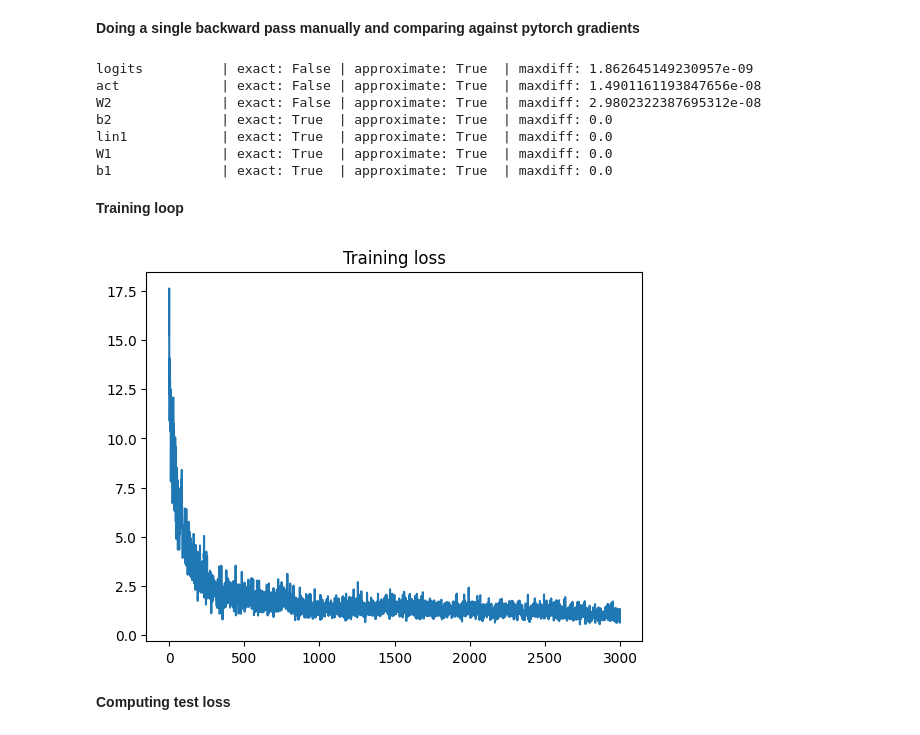
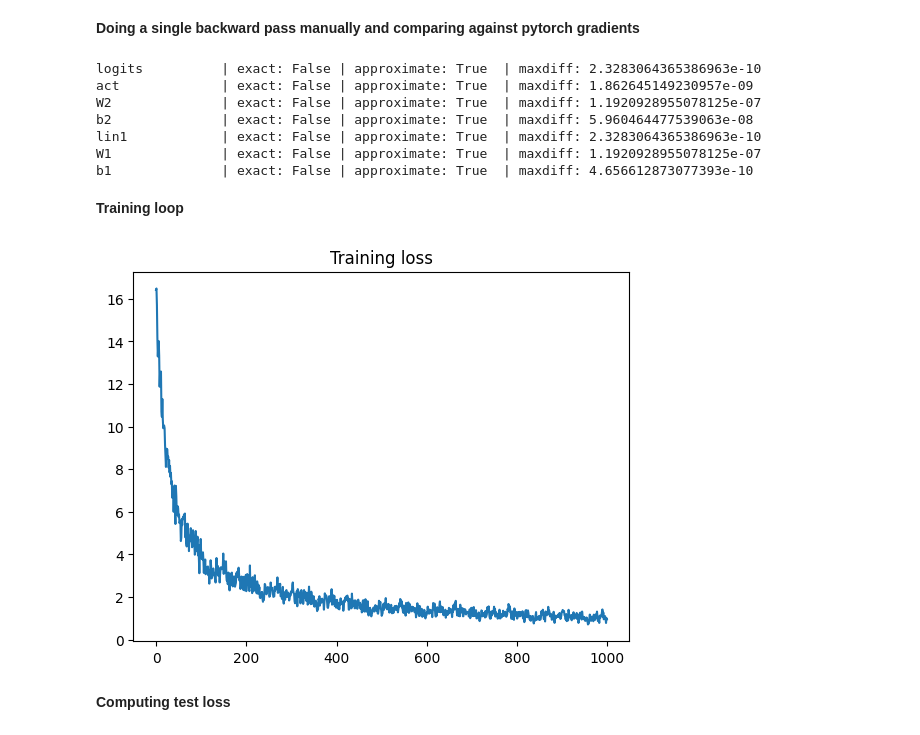
Before and after one commit to al0vya/quant-prep, a Jupyter notebook: deep-learning/handwritten-digits.ipynb, the cells around one changed output. Cells and saved outputs as stored; diff of their text form; code cells hidden in the pictures.

```diff
--- a/deep-learning/handwritten-digits.ipynb
+++ b/deep-learning/handwritten-digits.ipynb
@@ -104,15 +107,14 @@ losses = []
 # %% [markdown]
 **Doing a single forward pass**
 # %%
-# generating a tensor of size B containing random ints ranging from 0 to Xrows - 1 (Xrows is exclusive)
-# and using it for indexing purposes to extract a random minibatch
-rows = torch.randint(0, Xrows, (B, ))
-Xb = X_train[rows]
-yb = y_train[rows]
+# extracting a minibatch of size B
+Xb = X_train[:B]
+yb = y_train[:B]
 # linear layer 1
-lin1 = Xb @ W1 + b1
+lin = Xb @ W1 + b1
+plt.hist(W1.view(-1).tolist())
 # activation layer
-act = torch.tanh(lin1)
+act = torch.tanh(lin)
 # logits (linear layer 2)
 logits = act @ W2 + b2
 # computing loss from logits
@@ -121,7 +123,7 @@ loss = F.cross_entropy(logits, yb) # basically, y[rows] indexes into the correct
 for p in params:
     p.grad = None
 
-for t in [logits, act, lin1]:
+for t in [logits, act, lin]:
     t.retain_grad()
 
 loss.backward()
@@ -144,25 +148,25 @@ dLdact = dLdlogits @ W2.T # (B, n_hid1) = (B, n_hid2) @ (n_hid2, n_hid1)
 dLdW2 = act.T @ dLdlogits # dimensions must work out: (n_hid1, n_hid2) = (n_hid1, B) @ (B, n_hid2)
 dLdb2 = dLdlogits.sum(dim=0, keepdims=True) # (1, n_hid2) = (1, B) @ (B, n_hid2)
 # first linear layer
-dLdlin1 = dLdact * (1 - torch.tanh(lin1) ** 2)
-dLdW1 = Xb.T @ dLdlin1 # (Xcols, n_hid1) = (Xcols, X) @ (X, n_hid1)
-dLdb1 = dLdlin1.sum(dim=0, keepdims=True)
+dLdlin = dLdact * (1 - torch.tanh(lin) ** 2)
+dLdW1 = Xb.T @ dLdlin # (Xcols, n_hid1) = (Xcols, X) @ (X, n_hid1)
+dLdb1 = dLdlin.sum(dim=0, keepdims=True)
 
 cmp('logits', dLdlogits, logits)
 cmp('act', dLdact, act)
 cmp('W2', dLdW2, W2)
 cmp('b2', dLdb2, b2)
-cmp('lin1', dLdlin1, lin1)
+cmp('lin', dLdlin, lin)
 cmp('W1', dLdW1, W1)
 cmp('b1', dLdb1, b1)
 # %% [output]
-logits          | exact: False | approximate: True  | maxdiff: 1.862645149230957e-09
-act             | exact: False | approximate: True  | maxdiff: 1.4901161193847656e-08
-W2              | exact: False | approximate: True  | maxdiff: 2.9802322387695312e-08
-b2              | exact: True  | approximate: True  | maxdiff: 0.0
-lin1            | exact: True  | approximate: True  | maxdiff: 0.0
-W1              | exact: True  | approximate: True  | maxdiff: 0.0
-b1              | exact: True  | approximate: True  | maxdiff: 0.0
+logits          | exact: False | approximate: True  | maxdiff: 2.3283064365386963e-10
+act             | exact: False | approximate: True  | maxdiff: 1.862645149230957e-09
+W2              | exact: False | approximate: True  | maxdiff: 1.1920928955078125e-07
+b2              | exact: False | approximate: True  | maxdiff: 5.960464477539063e-08
+lin1            | exact: False | approximate: True  | maxdiff: 2.3283064365386963e-10
+W1              | exact: False | approximate: True  | maxdiff: 1.1920928955078125e-07
+b1              | exact: False | approximate: True  | maxdiff: 4.656612873077393e-10
 # %% [markdown]
 **Training loop**
 # %%
@@ -171,50 +175,50 @@ lr = 0.1
 for e in range(epochs):
     # forward pass
     # extracting minibatch
-    rows = torch.randint(0, Xrows, (B, ))
-    Xb = X_train[rows]
-    yb = y_train[rows]
+    b_beg = (e * B) % Xrows
+    Xb = X_train[b_beg:b_beg+B]
+    yb = y_train[b_beg:b_beg+B]
     # first linear layer
-    lin1 = Xb @ W1 + b1
+    lin = Xb @ W1 + b1
     # activation layer
-    act = torch.tanh(lin1)
+    act = torch.tanh(lin)
     # logits (second linear layer)
     logits = act @ W2 + b2
     # computing loss from logits
     loss = F.cross_entropy(logits, yb) # basically, y[rows] indexes into the correct output column in logits to compute the loss
 
     # zeroing grads before backward
     for p in params:
         p.grad = None
 
     # pytorch backward and parameter update
     '''loss.backward()
     for p in params:
         p.data -= lr * p.grad'''
 
     # manual backward and parameter update
     dLdlogits = F.softmax(logits, dim=1)
     dLdlogits[range(B), yb] -= 1
     dLdlogits /= B
     dLdact = dLdlogits @ W2.T
     dLdW2 = act.T @ dLdlogits
     dLdb2 = dLdlogits.sum(dim=0, keepdims=True)
-    dLdlin1 = dLdact * (1 - torch.tanh(lin1) ** 2)
-    dLdW1 = Xb.T @ dLdlin1
-    dLdb1 = dLdlin1.sum(dim=0, keepdims=True)
+    dLdlin = dLdact * (1 - torch.tanh(lin) ** 2)
+    dLdW1 = Xb.T @ dLdlin
+    dLdb1 = dLdlin.sum(dim=0, keepdims=True)
 
     # if the gradients are not explicitly set every iteration, it doesn't work, not sure why.
     grads = [dLdW1, dLdb1, dLdW2, dLdb2]
 
     for p, g in zip(params, grads):
         p.data -= lr * g.data
 
     losses.append(loss.item())
 
 plt.plot(losses)
 plt.title('Training loss');
 # %% [output]
-[figure, old version]
+[figure, new version]
 # %% [markdown]
 **Computing test loss**
 # %%
```
Also changed, not shown: parts of 5 cells of this notebook, 6 other files.
